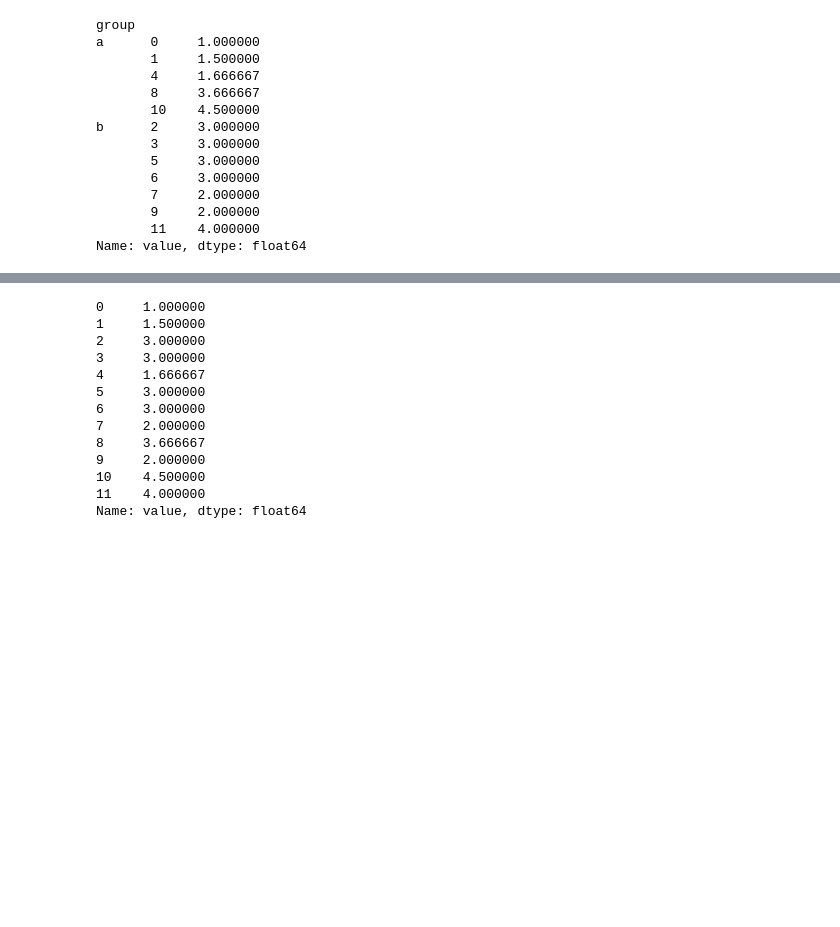
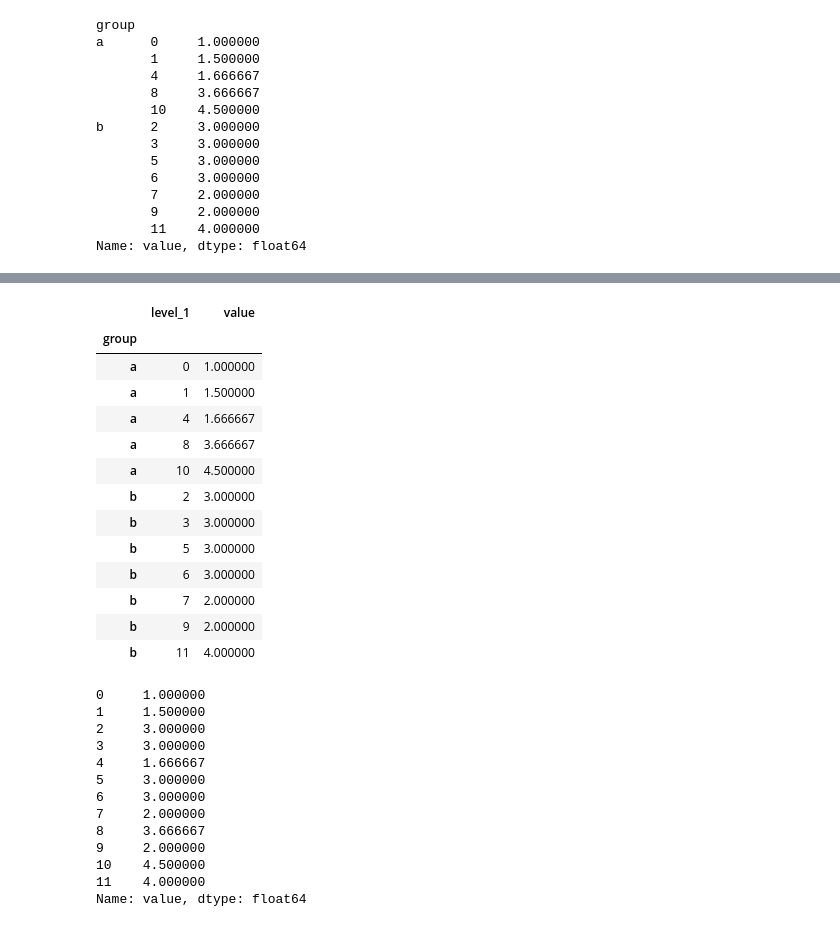
Before and after one commit to anhquan0412/pandas_practice, a Jupyter notebook: 100-pandas-puzzles.ipynb, the cells around one changed output, grey strips where cells are left out. Saved outputs shown, nothing was run; the diff lists cells and outputs as text; code cells hidden in the pictures; blank space fills up the shorter version.

```diff
--- a/100-pandas-puzzles.ipynb
+++ b/100-pandas-puzzles.ipynb
@@ -972,3 +1038,20 @@ Name: value, dtype: float64
+# %%
+rol.reset_index(level=1)
+# %% [output]
+|  | level_1 | value |
+| group |  |  |
+| a | 0 | 1.000000 |
+| a | 1 | 1.500000 |
+| a | 4 | 1.666667 |
+| a | 8 | 3.666667 |
+| a | 10 | 4.500000 |
+| b | 2 | 3.000000 |
+| b | 3 | 3.000000 |
+| b | 5 | 3.000000 |
+| b | 6 | 3.000000 |
+| b | 7 | 2.000000 |
+| b | 9 | 2.000000 |
+| b | 11 | 4.000000 |
 # %%
 rol.reset_index(level=0).sort_index().value
 # %% [output]
```
Also changed, not shown: parts of 15 cells of this notebook.
